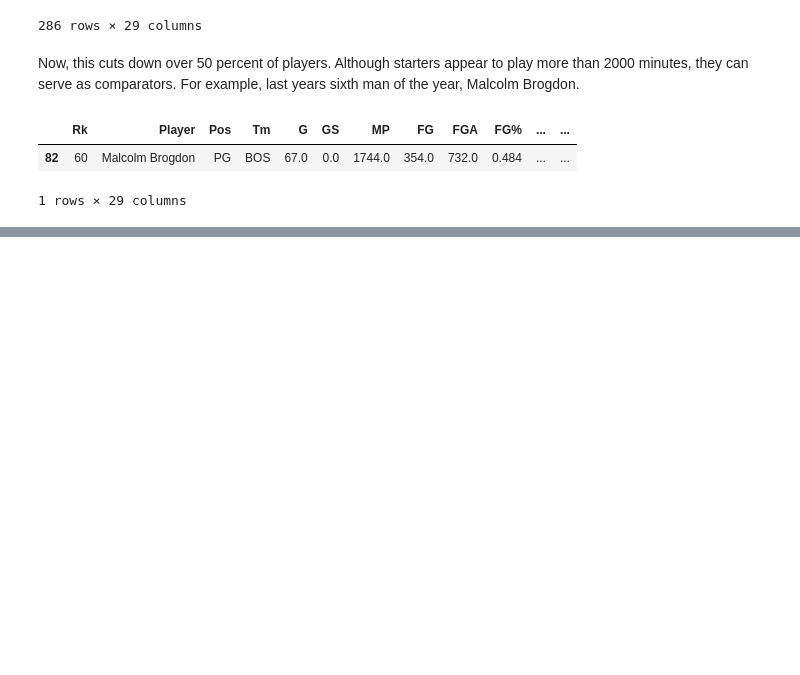
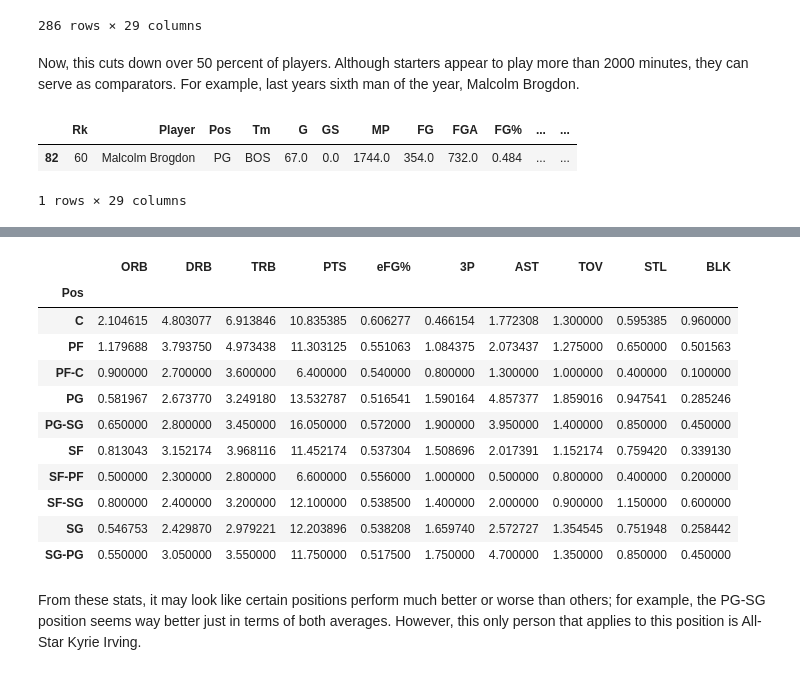
Before and after one commit to raoguchi/NBA_Stats_Comparator, a Jupyter notebook: austin_reaves.ipynb, the cells around one changed output, grey strips where cells are left out. Cells and saved outputs as stored; diff of their text form; code cells hidden in the pictures; blank space fills up the shorter version.

Commit message:
2/18
Subset data and descriptive statistics

```diff
--- a/austin_reaves.ipynb
+++ b/austin_reaves.ipynb
@@ -138,3 +138,12 @@ clean_totals_22_23[clean_totals_22_23['Player'] == "Malcolm Brogdon"]
 |  | Rk | Player | Pos | Tm | G | GS | MP | FG | FGA | FG% | ... | ... |
 | 82 | 60 | Malcolm Brogdon | PG | BOS | 67.0 | 0.0 | 1744.0 | 354.0 | 732.0 | 0.484 | ... | ... |
 1 rows × 29 columns
+# %%
+per_game_22_23_path = Path('data') / 'per_game_22_23.csv'
+per_game_22_23 = pd.read_csv(per_game_22_23_path)
+clean_per_game_22_23 = clean_league_data(per_game_22_23)
+
+league_average_games = mean_calc(clean_per_game_22_23["G"])
+clean_per_game_22_23 = clean_per_game_22_23[clean_per_game_22_23["G"] >= league_average_games]
+
+clean_per_game_22_23.head()
@@ -152,0 +186,18 @@ Albeit, these metrics are simplications of what is actually happening on the cou
+# %%
+per_game_position_avgs = clean_per_game_22_23.groupby("Pos")[['ORB', 'DRB', 'TRB', 'PTS', 'eFG%', '3P', 'AST', 'TOV', 'STL', 'BLK']].mean()
+per_game_position_avgs
+# %% [output]
+|  | ORB | DRB | TRB | PTS | eFG% | 3P | AST | TOV | STL | BLK |
+| Pos |  |  |  |  |  |  |  |  |  |  |
+| C | 2.104615 | 4.803077 | 6.913846 | 10.835385 | 0.606277 | 0.466154 | 1.772308 | 1.300000 | 0.595385 | 0.960000 |
+| PF | 1.179688 | 3.793750 | 4.973438 | 11.303125 | 0.551063 | 1.084375 | 2.073437 | 1.275000 | 0.650000 | 0.501563 |
+| PF-C | 0.900000 | 2.700000 | 3.600000 | 6.400000 | 0.540000 | 0.800000 | 1.300000 | 1.000000 | 0.400000 | 0.100000 |
+| PG | 0.581967 | 2.673770 | 3.249180 | 13.532787 | 0.516541 | 1.590164 | 4.857377 | 1.859016 | 0.947541 | 0.285246 |
+| PG-SG | 0.650000 | 2.800000 | 3.450000 | 16.050000 | 0.572000 | 1.900000 | 3.950000 | 1.400000 | 0.850000 | 0.450000 |
+| SF | 0.813043 | 3.152174 | 3.968116 | 11.452174 | 0.537304 | 1.508696 | 2.017391 | 1.152174 | 0.759420 | 0.339130 |
+| SF-PF | 0.500000 | 2.300000 | 2.800000 | 6.600000 | 0.556000 | 1.000000 | 0.500000 | 0.800000 | 0.400000 | 0.200000 |
+| SF-SG | 0.800000 | 2.400000 | 3.200000 | 12.100000 | 0.538500 | 1.400000 | 2.000000 | 0.900000 | 1.150000 | 0.600000 |
+| SG | 0.546753 | 2.429870 | 2.979221 | 12.203896 | 0.538208 | 1.659740 | 2.572727 | 1.354545 | 0.751948 | 0.258442 |
+| SG-PG | 0.550000 | 3.050000 | 3.550000 | 11.750000 | 0.517500 | 1.750000 | 4.700000 | 1.350000 | 0.850000 | 0.450000 |
+# %% [markdown]
+From these stats, it may look like certain positions perform much better or worse than others; for example, the PG-SG position seems way better just in terms of both averages. However, this only person that applies to this position is All-Star Kyrie Irving.
```
Also changed, not shown: parts of 11 cells of this notebook, 1 other file.
